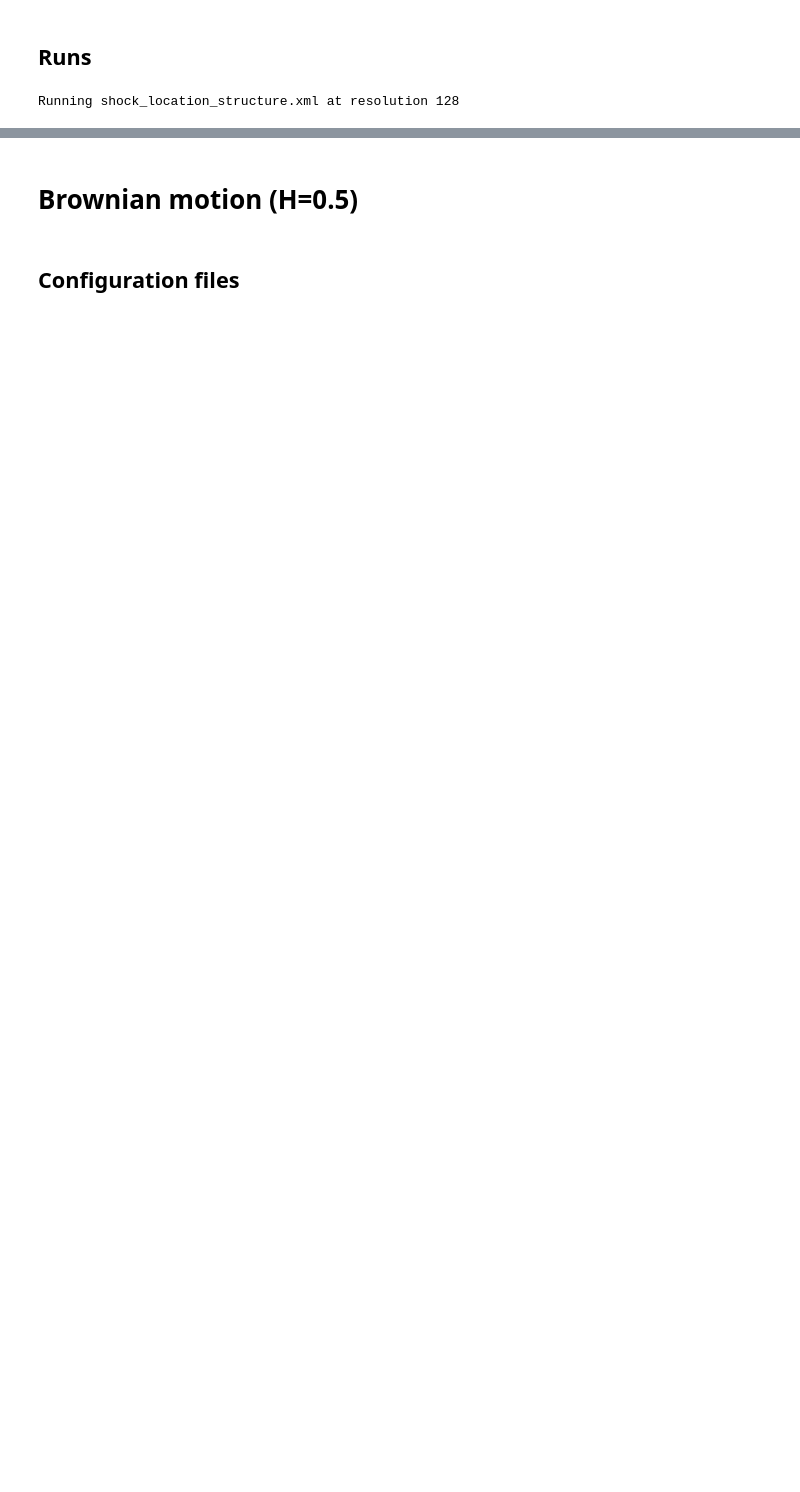
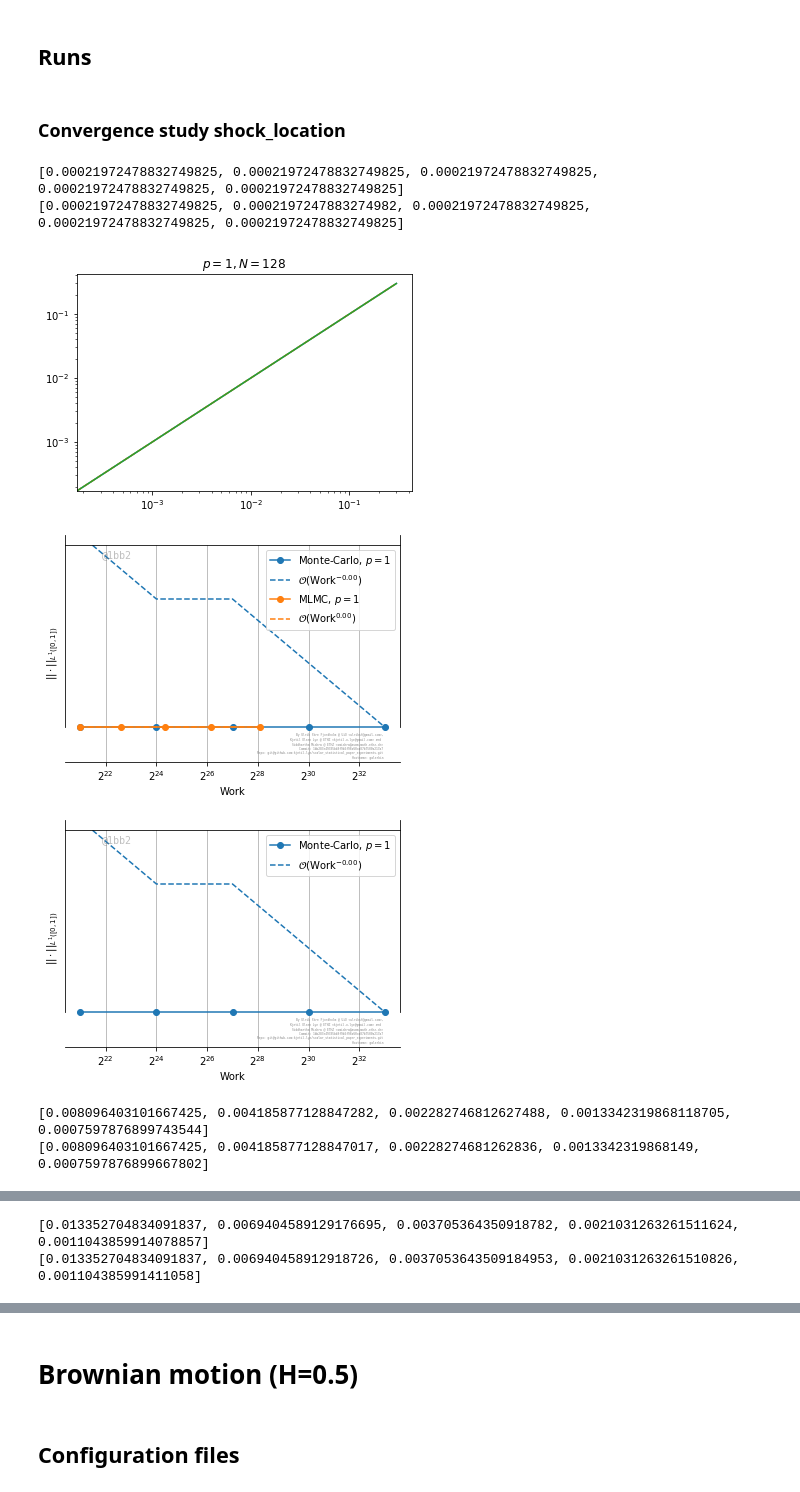
Before and after one commit to kjetil-lye/scalar_statistical_paper_experiments, a Jupyter notebook: notebooks/ComputingStructureAverage.ipynb, the cells around one changed output, grey strips where cells are left out. Drawn from its saved outputs; the diff is of its cells as text; code cells hidden in the pictures; blank space fills up the shorter version.

```diff
--- a/notebooks/ComputingStructureAverage.ipynb
+++ b/notebooks/ComputingStructureAverage.ipynb
@@ -206,6 +206,8 @@ def makeConvergenceStudy(basename, name, p, mlmcConvergenceRate=0.5, exactSoluti
     errors_mlmc = []
     runtimes_mlmc = []
     for (nr, resolution) in enumerate(resolutions):
+
+
         s = (structure(basename % resolution, resolution, H, targetResolution, p))**(1.0/p)
 
 
@@ -217,6 +219,15 @@ def makeConvergenceStudy(basename, name, p, mlmcConvergenceRate=0.5, exactSoluti
         runtimes_mlmc.append(runtime_mlmc)
         errors_mlmc.append(sum(abs(smlmc-referenceSolution**(1.0/p)))/len(H))
 
+        if nr == 0:
+            plt.figure(2)
+            plt.loglog(H, s, label='Monte Carlo')
+            plt.loglog(H, referenceSolution, '--', label='Exact')
+            plt.loglog(H, smlmc, label='MLMC')
+            plt.title(f'$p={p}, N={resolution}$')
+
+    print(errors)
+    print(errors_mlmc)
     runtimes = [r**3 for r in resolutions ]
     plt.figure(0)
 
@@ -482,12 +493,19 @@ Writing shock_location_structure.py
 # %% [markdown]
 ## Runs
 # %%
-basename= run_resolutions('shock_location_structure.xml')
+#basename= run_resolutions('shock_location_structure.xml')
 
 makeConvergenceStudies(basename, 'shock_location', [1,2,3,4,5],
                        exactSolution = lambda H: exactIntegratedStructureShockLocation(0.2,H))
 #plot2Pt(basename, 'shock_location', 1024,0.3)
 #plot2Pt(basename, 'shock_location', 1024,0.01)
 #makeConvergenceStudy2Pt(basename, 'shock_location')
 # %% [output]
+Convergence study shock_location
-Running shock_location_structure.xml at resolution 128
+[0.00021972478832749825, 0.00021972478832749825, 0.00021972478832749825, 0.00021972478832749825, 0.00021972478832749825]
+[0.00021972478832749825, 0.0002197247883274982, 0.00021972478832749825, 0.00021972478832749825, 0.00021972478832749825]
+[figure, added]
+[figure, added]
+[figure, added]
+[0.008096403101667425, 0.004185877128847282, 0.002282746812627488, 0.0013342319868118705, 0.0007597876899743544]
+[0.008096403101667425, 0.004185877128847017, 0.00228274681262836, 0.0013342319868149, 0.0007597876899667802]
@@ -493,0 +515,2 @@ Running shock_location_structure.xml at resolution 128
+[0.013352704834091837, 0.0069404589129176695, 0.003705364350918782, 0.0021031263261511624, 0.0011043859914078857]
+[0.013352704834091837, 0.006940458912918726, 0.0037053643509184953, 0.0021031263261510826, 0.001104385991411058]
```
Also changed, not shown: parts of 12 cells of this notebook.
